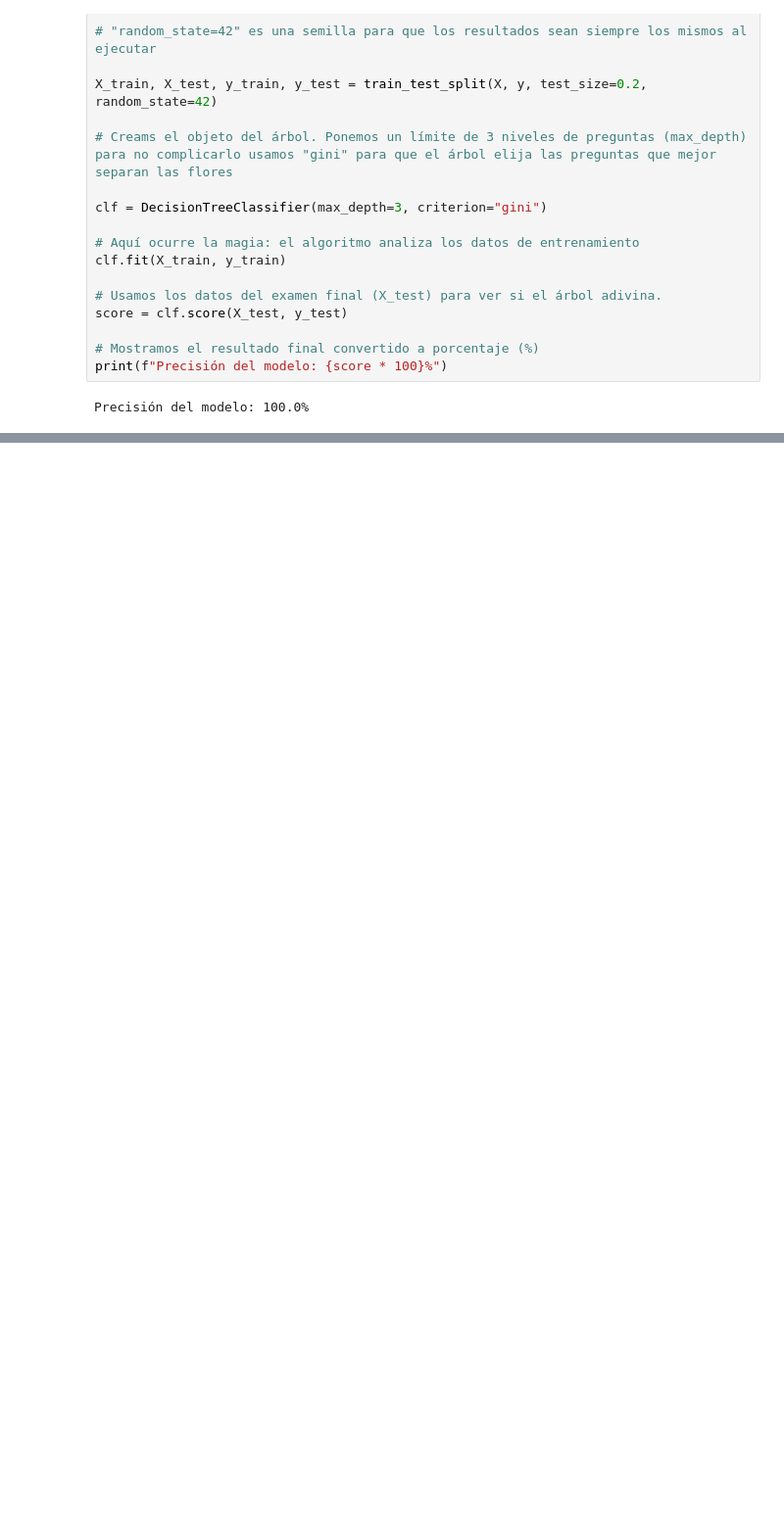
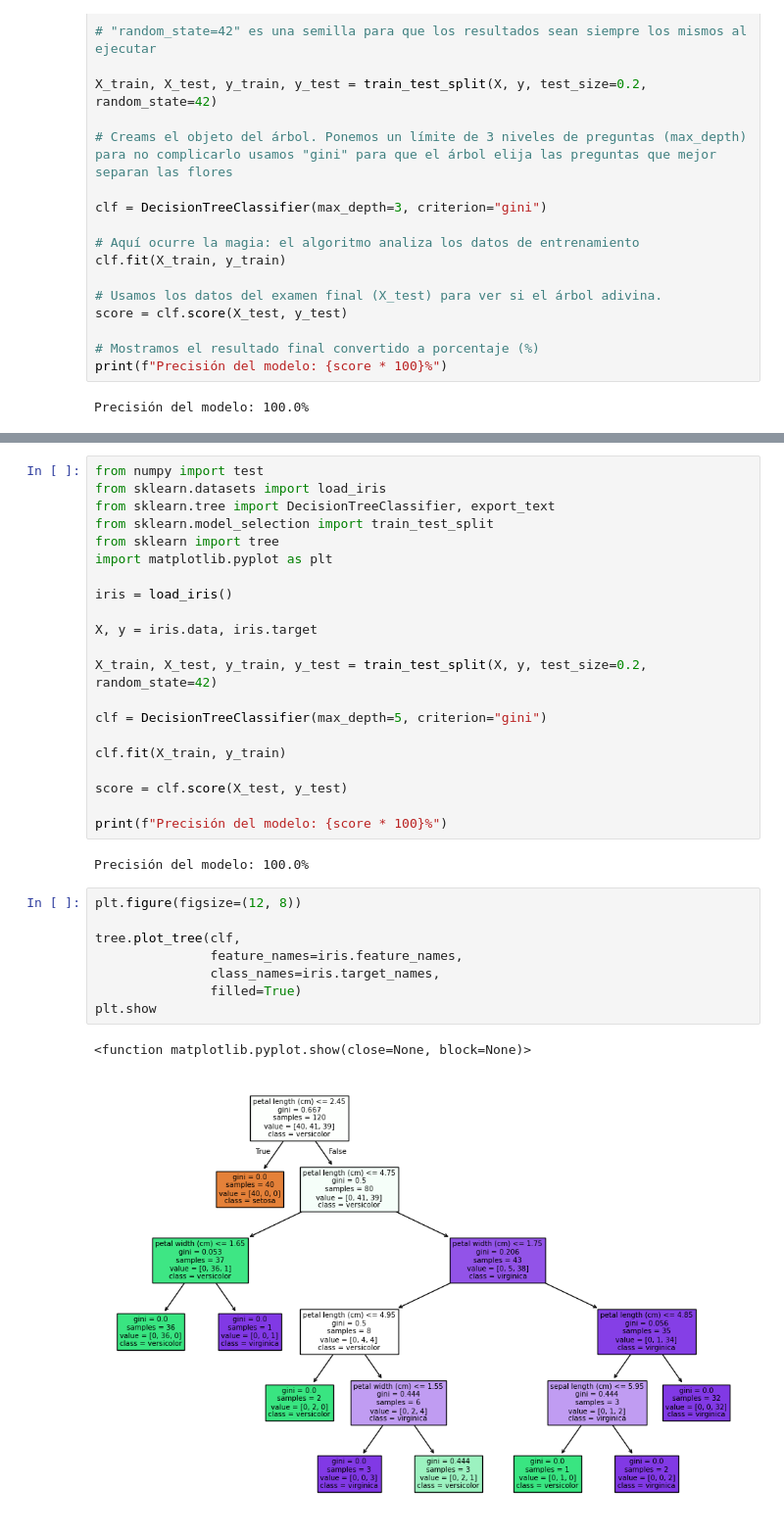
Before and after one commit to HelenDiMo/Practicas-Del-Curso_IA_F5, a Jupyter notebook: ArbolDeIris.ipynb, the cells around one changed output, grey strips where cells are left out. Shown at 98% size. Cells and saved outputs as stored; diff of their text form; blank space fills up the shorter version.

```diff
--- a/ArbolDeIris.ipynb
+++ b/ArbolDeIris.ipynb
@@ -46,0 +77,34 @@ Precisión del modelo: 100.0%
+# %%
+from numpy import test
+from sklearn.datasets import load_iris
+from sklearn.tree import DecisionTreeClassifier, export_text
+from sklearn.model_selection import train_test_split
+from sklearn import tree
+import matplotlib.pyplot as plt
+
+iris = load_iris()
+
+X, y = iris.data, iris.target
+
+X_train, X_test, y_train, y_test = train_test_split(X, y, test_size=0.2, random_state=42)
+
+clf = DecisionTreeClassifier(max_depth=5, criterion="gini")
+
+clf.fit(X_train, y_train)
+
+score = clf.score(X_test, y_test)
+
+print(f"Precisión del modelo: {score * 100}%")
+# %% [output]
+Precisión del modelo: 100.0%
+# %%
+plt.figure(figsize=(12, 8))
+
+tree.plot_tree(clf,
+               feature_names=iris.feature_names,
+               class_names=iris.target_names,
+               filled=True)
+plt.show
+# %% [output]
+<function matplotlib.pyplot.show(close=None, block=None)>
+[figure, added]
```
Also changed, not shown: parts of 3 cells of this notebook.
